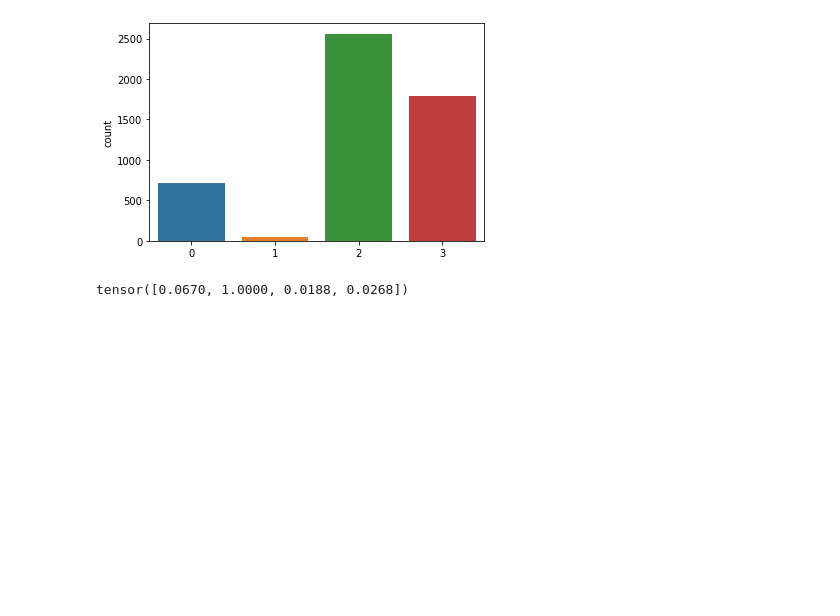
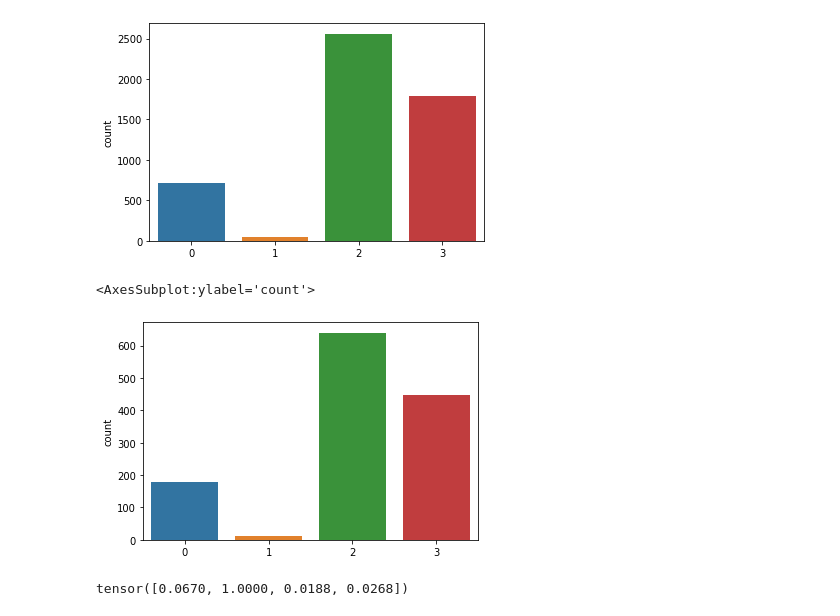
Before and after one commit to ashwiniyer176/Computer-Vision, a Jupyter notebook: Alzheimer's Detection/Alzheimer's Dataset.ipynb, the cells around one changed output. Saved outputs shown, nothing was run; the diff lists cells and outputs as text; code cells hidden in the pictures; blank space fills up the shorter version.

```diff
--- a/Alzheimer's Detection/Alzheimer's Dataset.ipynb
+++ b/Alzheimer's Detection/Alzheimer's Dataset.ipynb
@@ -207,6 +239,11 @@ sns.countplot(train_data.targets)
 # %% [output]
 <AxesSubplot:ylabel='count'>
 [figure]
+# %%
+sns.countplot(test_data.targets)
+# %% [output]
+<AxesSubplot:ylabel='count'>
+[figure, added]
 # %%
 getWeightsForCrossEntropy(test_data)
 # %% [output]
```
Also changed, not shown: parts of 18 cells of this notebook, 20 other files.
